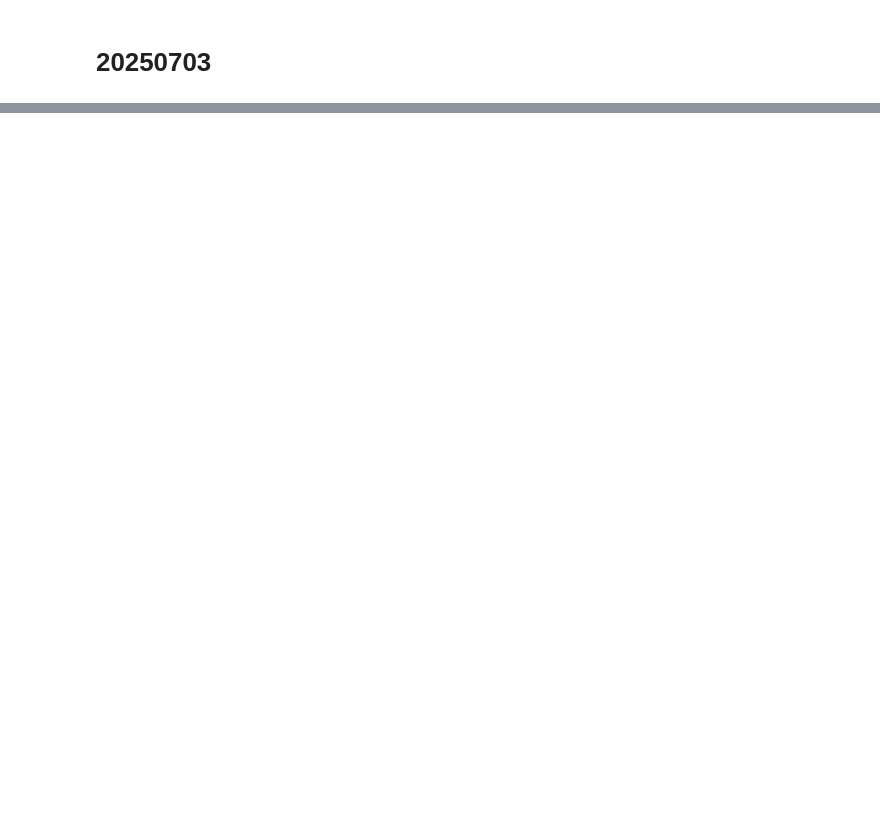
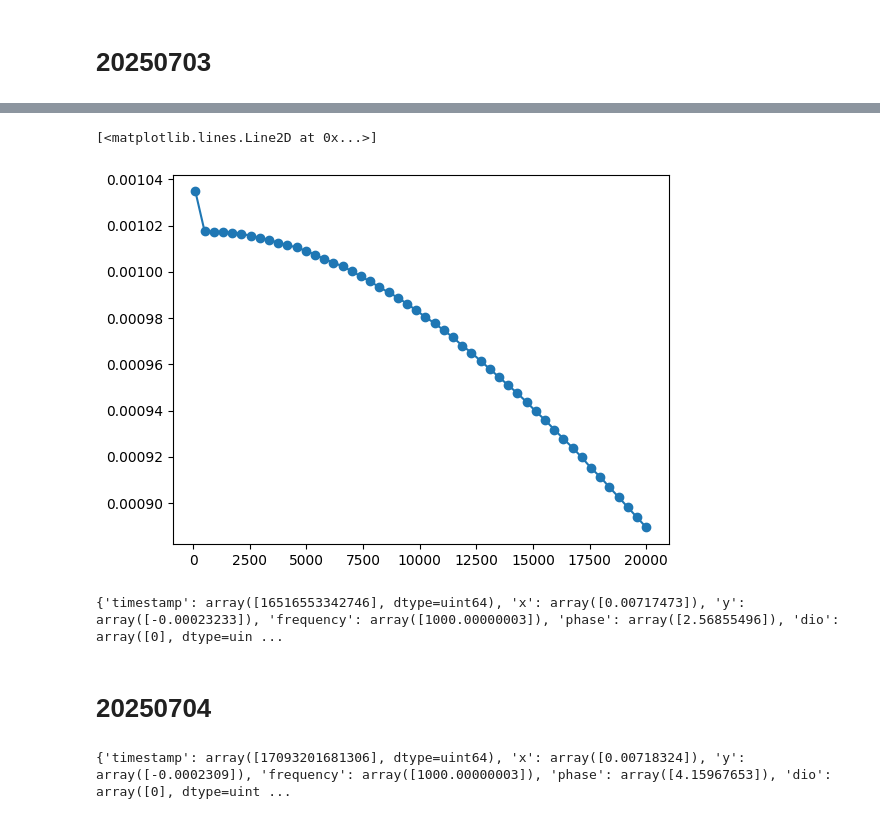
Before and after one commit to 44hsiang/SET, a Jupyter notebook: ZI_MFLI.ipynb, the cells around one changed output, grey strips where cells are left out. Drawn from its saved outputs; the diff is of its cells as text; code cells hidden in the pictures; blank space fills up the shorter version.

```diff
--- a/ZI_MFLI.ipynb
+++ b/ZI_MFLI.ipynb
@@ -203,0 +214,24 @@ plt.plot(sweep_frequency, np.array(R), marker='o')
+# %%
+sweep_frequency = np.linspace(100, 20e3, 50)
+DEMOD = 0
+R = []
+for i in range(len(sweep_frequency)):
+    setup = basic_mfli_setup(mfli,V_exc=0.1*np.sqrt(2),frequency=sweep_frequency[i])
+    time.sleep(0.1)      # Allow time for settings to stabilize
+    result = mfli.demods[DEMOD].sample()
+    R.append(np.sqrt(result['x']**2 + result['y']**2))
+
+plt.plot(sweep_frequency, np.array(R), marker='o')
+# %% [output]
+[<matplotlib.lines.Line2D at 0x...>]
+[figure, added]
+# %%
+DEMOD=0
+setup = basic_mfli_setup(mfli,V_exc=1*np.sqrt(2),frequency=1e3)
+time.sleep(0.1)  # Allow time for settings to stabilize
+result = mfli.demods[DEMOD].sample()
+print(result)
+# %% [output]
+{'timestamp': array([16516553342746], dtype=uint64), 'x': array([0.00717473]), 'y': array([-0.00023233]), 'frequency': array([1000.00000003]), 'phase': array([2.56855496]), 'dio': array([0], dtype=uin ...
+# %% [markdown]
+# 20250704
@@ -203,0 +276,8 @@ plt.plot(sweep_frequency, np.array(R), marker='o')
+# %%
+DEMOD=0
+setup = basic_mfli_setup(device,V_exc=1*np.sqrt(2),frequency=1e3)
+time.sleep(0.1)  # Allow time for settings to stabilize
+result = device.demods[DEMOD].sample()
+print(result)
+# %% [output]
+{'timestamp': array([17093201681306], dtype=uint64), 'x': array([0.00718324]), 'y': array([-0.0002309]), 'frequency': array([1000.00000003]), 'phase': array([4.15967653]), 'dio': array([0], dtype=uint ...
```
Also changed, not shown: parts of 30 cells of this notebook, 1 other file.
